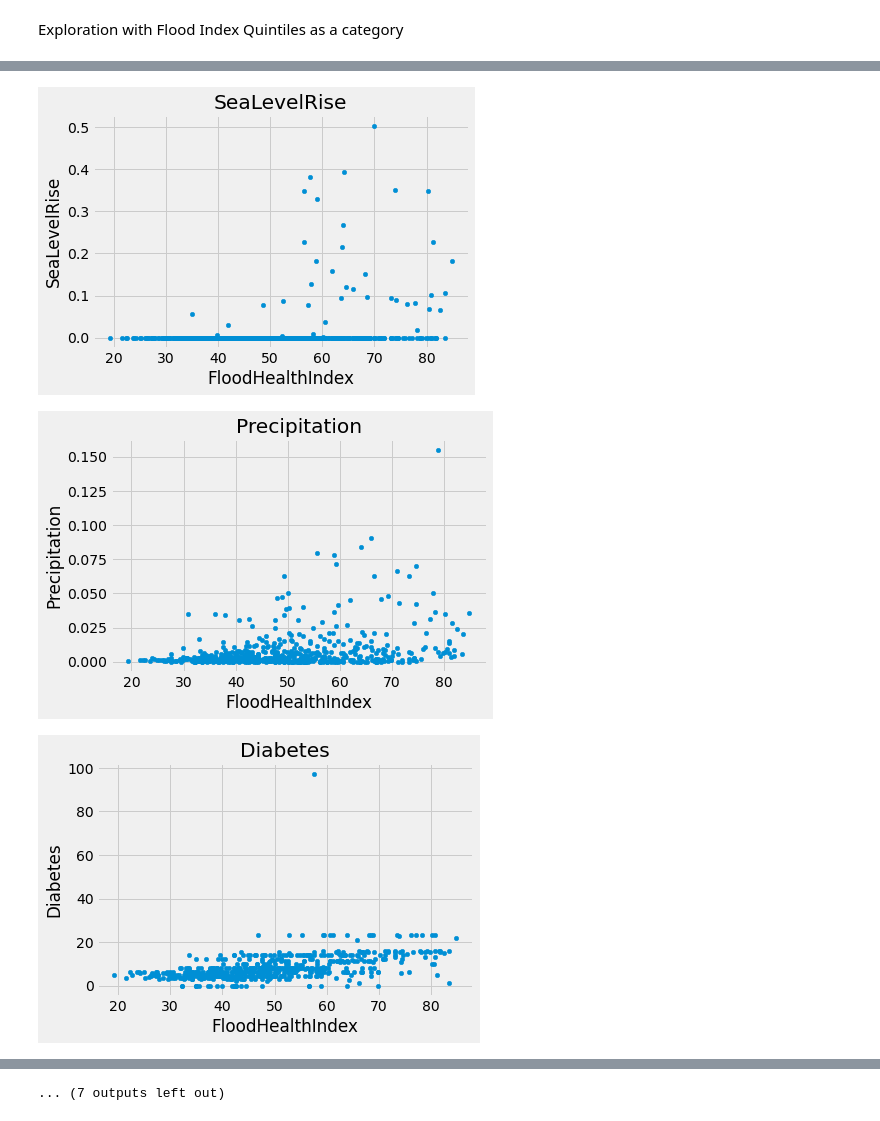
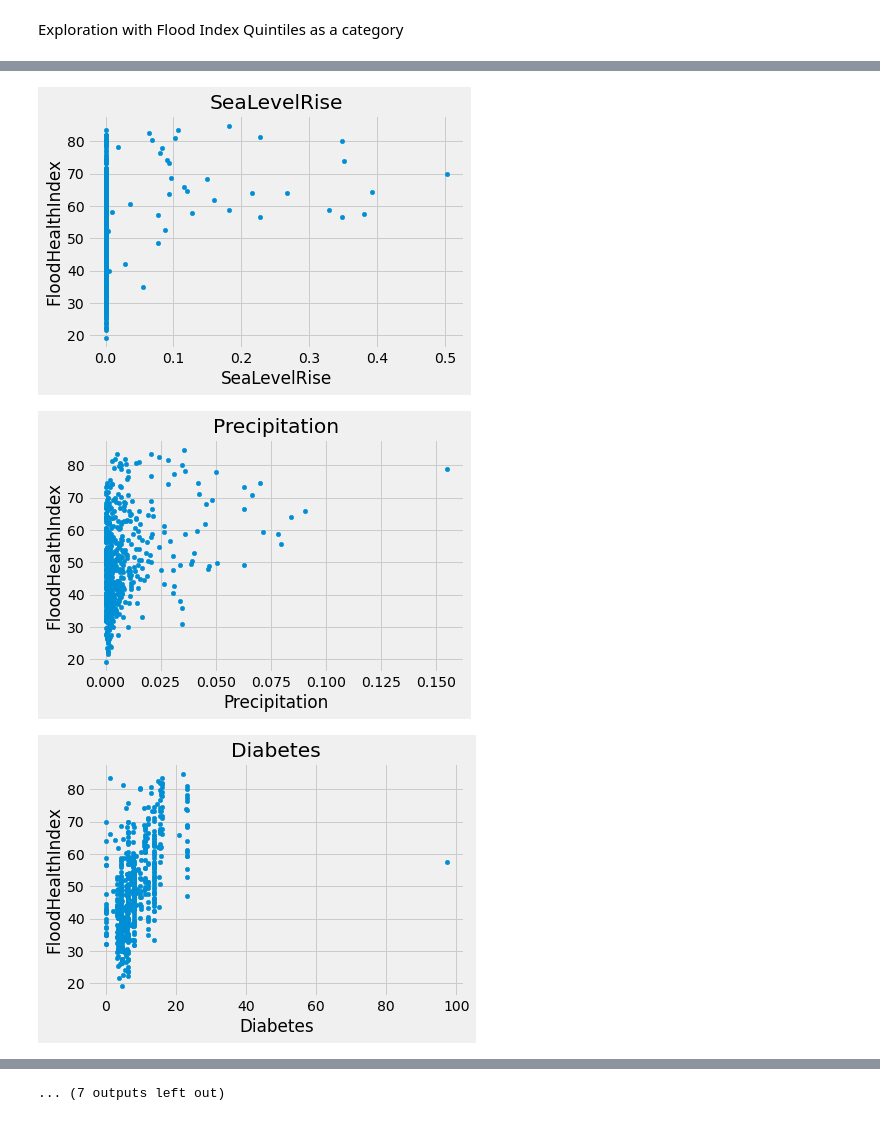
Before and after one commit to Ranabor/CDC-2022, a Jupyter notebook: data_exploration_rishi.ipynb, the cells around one changed output, grey strips where cells are left out. Cells and saved outputs as stored; diff of their text form; code cells hidden in the pictures.

```diff
--- a/data_exploration_rishi.ipynb
+++ b/data_exploration_rishi.ipynb
@@ -44,6 +44,6 @@ san_francisco.groupby("FloodHealthIndex_Quintiles").min()
 | 5 | 60750101001 | 0.009804 | 8.037850e-10 | 0.408160 | 0.129087 | 0.363000 | 0.034926 | -42.00000 | ... |
 # %%
 for i in san_francisco:
-    san_francisco.plot("FloodHealthIndex", i, kind="scatter")
+    san_francisco.plot(i, "FloodHealthIndex", kind="scatter")
     plt.title(i)
 # %% [output]
@@ -58,3 +58,3 @@ for i in san_francisco:
-[figure, old version]
+[figure, new version]
-[figure, old version]
+[figure, new version]
-[figure, old version]
+[figure, new version]
```
Also changed, not shown: parts of 1 cell of this notebook.
